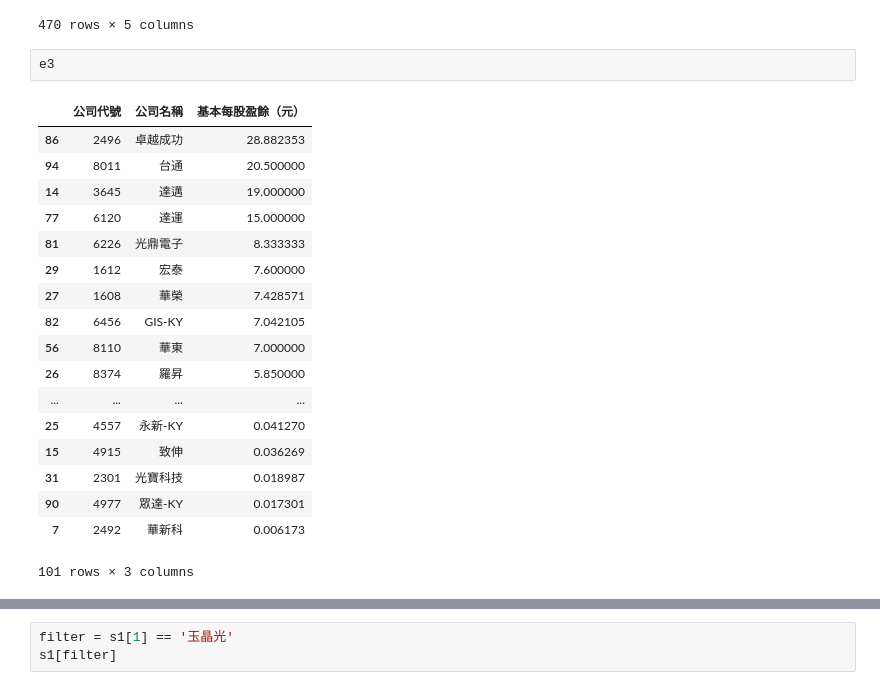
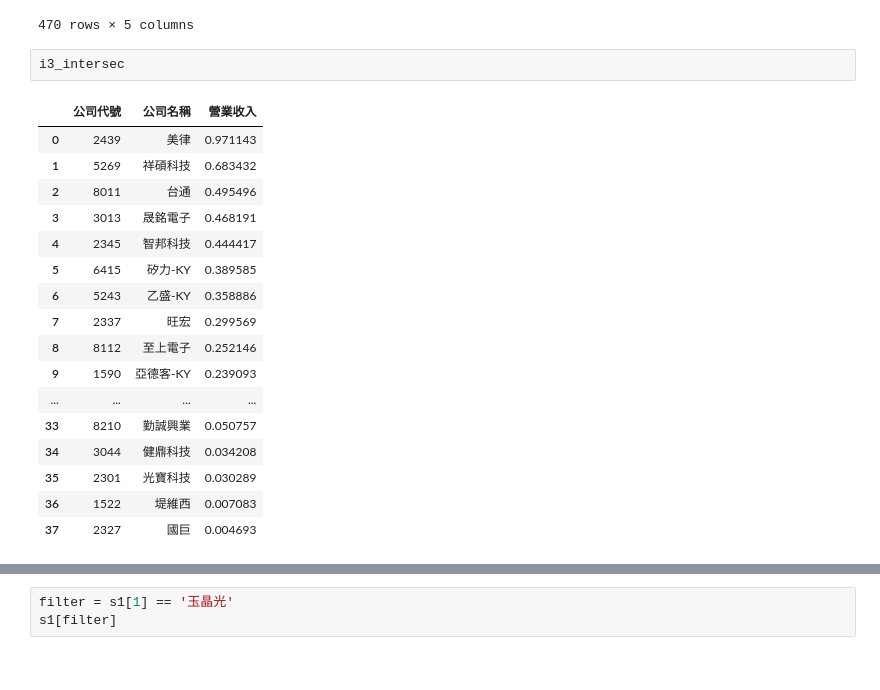
Before and after one commit to andrewhowcool/Political_Economy_graduation_project, a Jupyter notebook: graduation_topic_stable_9_22.ipynb, the cells around one changed output, grey strips where cells are left out. Saved outputs shown, nothing was run; the diff lists cells and outputs as text.

```diff
--- a/graduation_topic_stable_9_22.ipynb
+++ b/graduation_topic_stable_9_22.ipynb
@@ -823,27 +823,26 @@ g1
 | 468 | 2453 | 凌群 | 1.538462e-02 | 0.000476 | 0.002192 |
 | 469 | 3380 | 明泰科技 | -2.891892e+00 | -0.050641 | 0.097837 |
 470 rows × 5 columns
-# %%
-e3
-# %% [output]
-|  | 公司代號 | 公司名稱 | 基本每股盈餘（元） |
-| 86 | 2496 | 卓越成功 | 28.882353 |
-| 94 | 8011 | 台通 | 20.500000 |
-| 14 | 3645 | 達邁 | 19.000000 |
-| 77 | 6120 | 達運 | 15.000000 |
-| 81 | 6226 | 光鼎電子 | 8.333333 |
-| 29 | 1612 | 宏泰 | 7.600000 |
-| 27 | 1608 | 華榮 | 7.428571 |
-| 82 | 6456 | GIS-KY | 7.042105 |
-| 56 | 8110 | 華東 | 7.000000 |
-| 26 | 8374 | 羅昇 | 5.850000 |
-| ... | ... | ... | ... |
-| 25 | 4557 | 永新-KY | 0.041270 |
-| 15 | 4915 | 致伸 | 0.036269 |
-| 31 | 2301 | 光寶科技 | 0.018987 |
-| 90 | 4977 | 眾達-KY | 0.017301 |
-| 7 | 2492 | 華新科 | 0.006173 |
-101 rows × 3 columns
+# %%
+i3_intersec
+# %% [output]
+|  | 公司代號 | 公司名稱 | 營業收入 |
+| 0 | 2439 | 美律 | 0.971143 |
+| 1 | 5269 | 祥碩科技 | 0.683432 |
+| 2 | 8011 | 台通 | 0.495496 |
+| 3 | 3013 | 晟銘電子 | 0.468191 |
+| 4 | 2345 | 智邦科技 | 0.444417 |
+| 5 | 6415 | 矽力-KY | 0.389585 |
+| 6 | 5243 | 乙盛-KY | 0.358886 |
+| 7 | 2337 | 旺宏 | 0.299569 |
+| 8 | 8112 | 至上電子 | 0.252146 |
+| 9 | 1590 | 亞德客-KY | 0.239093 |
+| ... | ... | ... | ... |
+| 33 | 8210 | 勤誠興業 | 0.050757 |
+| 34 | 3044 | 健鼎科技 | 0.034208 |
+| 35 | 2301 | 光寶科技 | 0.030289 |
+| 36 | 1522 | 堤維西 | 0.007083 |
+| 37 | 2327 | 國巨 | 0.004693 |
 # %%
 e3_intersec
 # %% [output]
```
Also changed, not shown: parts of 8 cells of this notebook, 3 other files.
